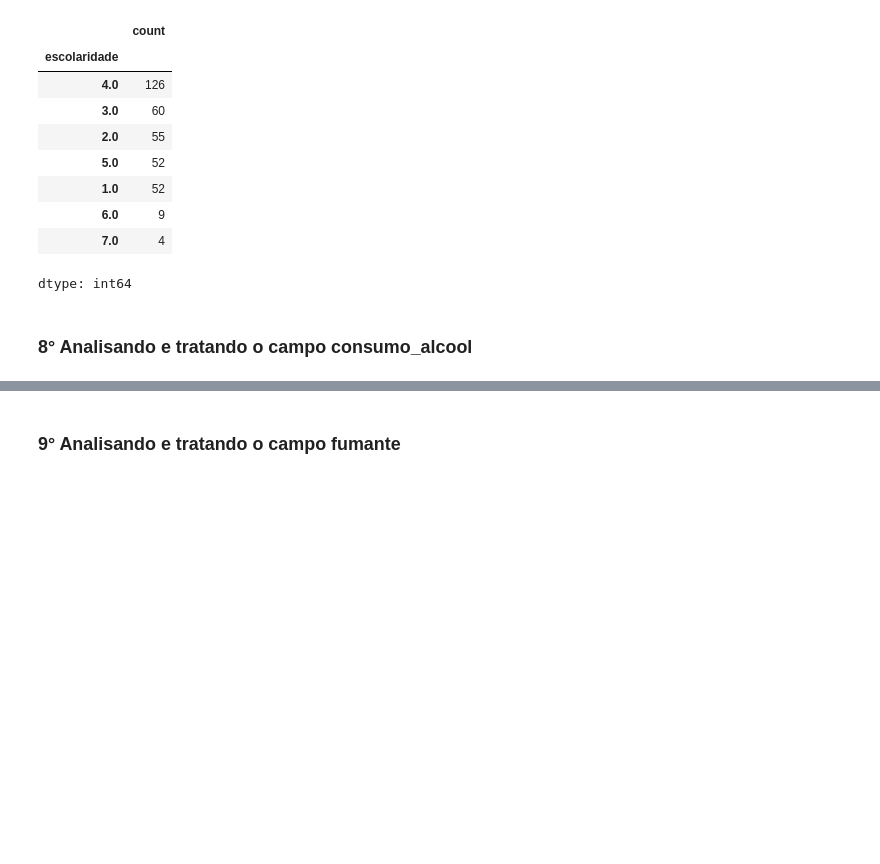
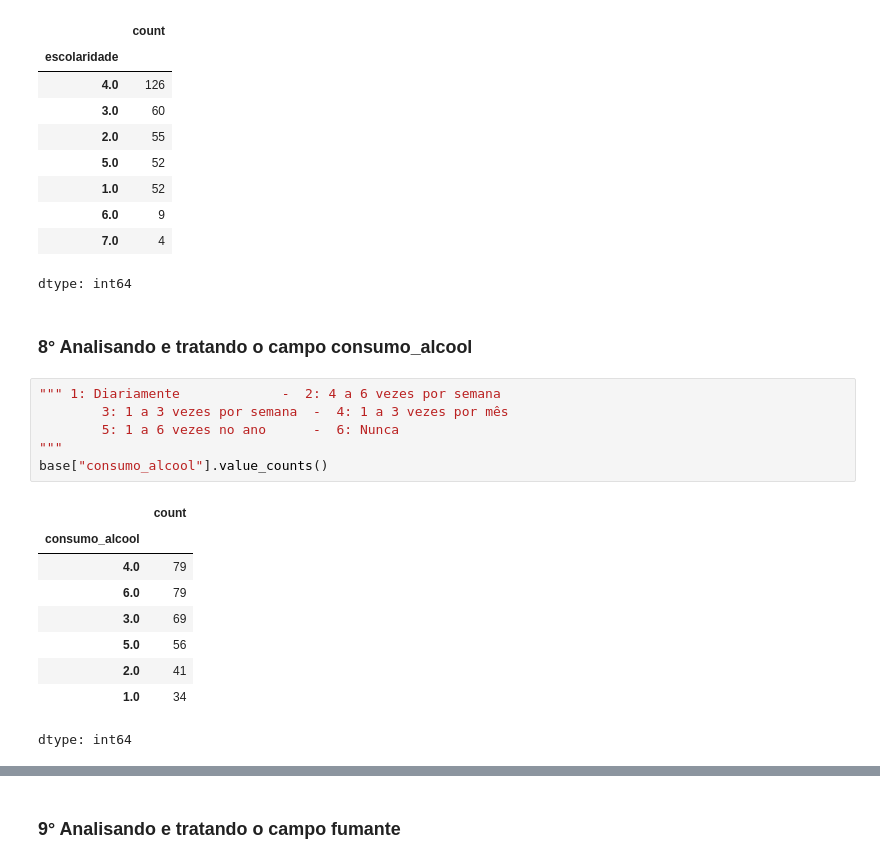
Before and after one commit to lalmeidaribeiro/MBA-AppliedStatistics-DataAnalysis, a Jupyter notebook: the_powerpuff_girls.ipynb, the cells around one changed output, grey strips where cells are left out. Cells and saved outputs as stored; diff of their text form; blank space fills up the shorter version.

```diff
--- a/the_powerpuff_girls.ipynb
+++ b/the_powerpuff_girls.ipynb
@@ -597,3 +838,19 @@ base["escolaridade"].value_counts()
 dtype: int64
 # %% [markdown]
 ### 8° Analisando e tratando o campo consumo_alcool
+# %%
+""" 1: Diariamente             -  2: 4 a 6 vezes por semana
+		3: 1 a 3 vezes por semana  -  4: 1 a 3 vezes por mês
+		5: 1 a 6 vezes no ano      -  6: Nunca
+"""
+base["consumo_alcool"].value_counts()
+# %% [output]
+|  | count |
+| consumo_alcool |  |
+| 4.0 | 79 |
+| 6.0 | 79 |
+| 3.0 | 69 |
+| 5.0 | 56 |
+| 2.0 | 41 |
+| 1.0 | 34 |
+dtype: int64
```
Also changed, not shown: parts of 42 cells of this notebook.
